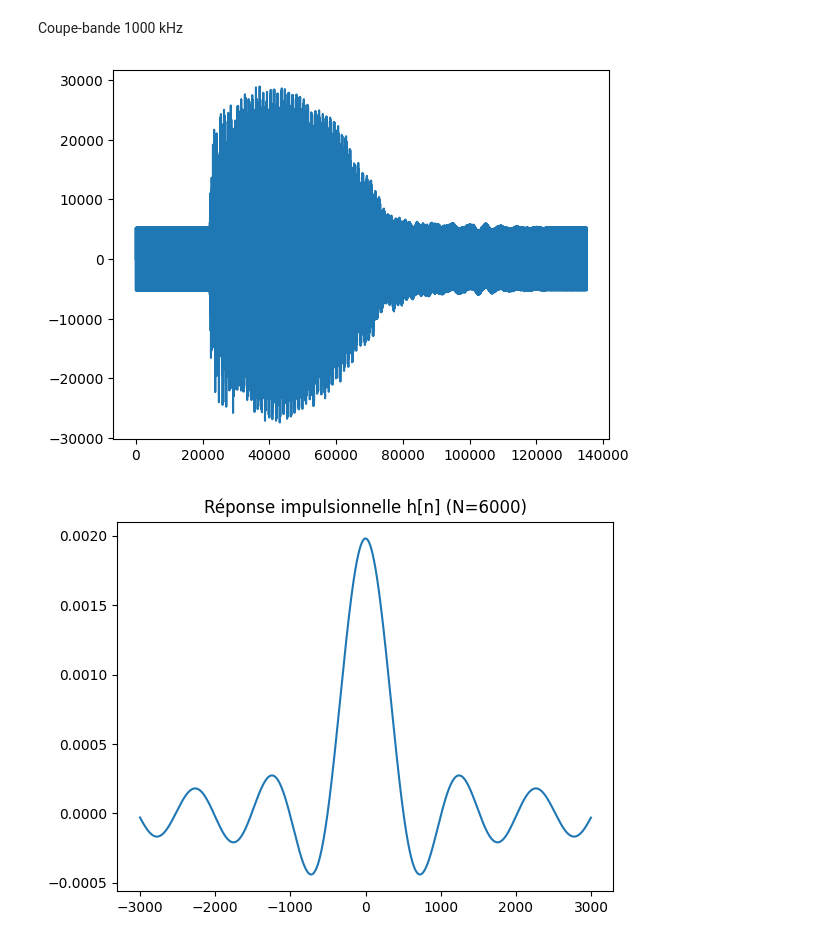
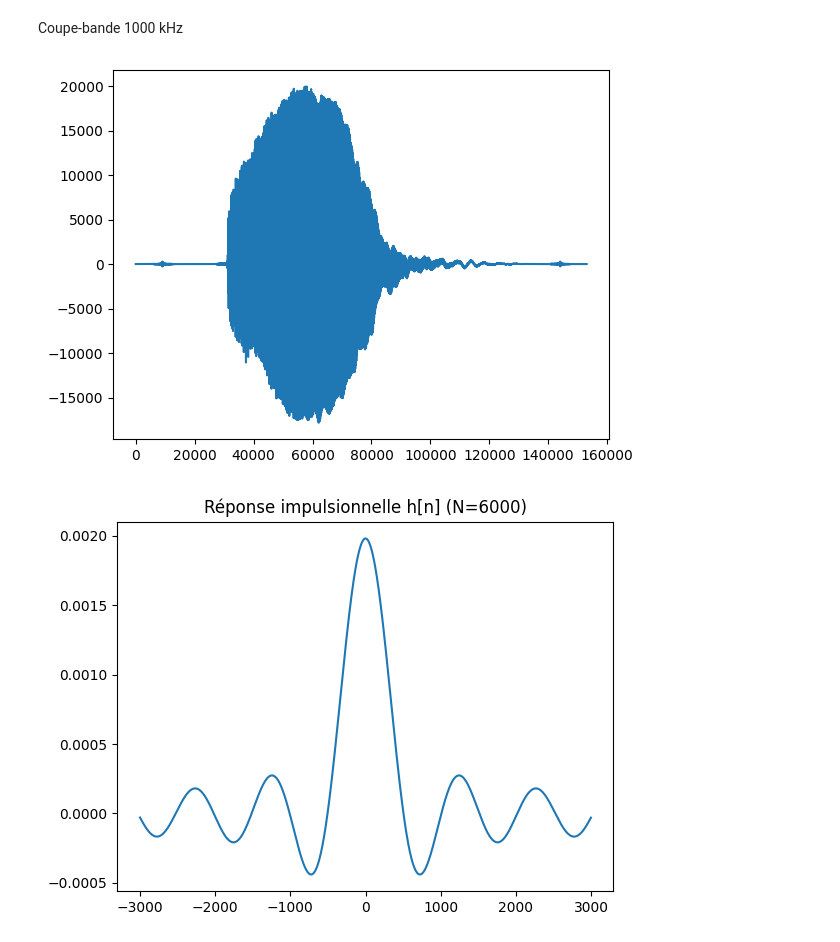
Before and after one commit to jactymilena/APP3_S5, a Jupyter notebook: problematique.ipynb, the cells around one changed output. Drawn from its saved outputs; the diff is of its cells as text; code cells hidden in the pictures.

```diff
--- a/problematique.ipynb
+++ b/problematique.ipynb
@@ -155,18 +155,19 @@ for k in notes:
 # %% [markdown]
 Coupe-bande 1000 kHz
 # %%
-samplerate, data = read_wave("sounds/note_basson_plus_sinus_1000_Hz.wav")
-plt.plot(data)
+samplerate, data = read_wave("sounds/basson-synthese.wav")
+h_lp_ham = np.hamming(len(data)) * data
+plt.plot(h_lp_ham)
 plt.show()
 
 # ***Affichage des spectres de fourier du basson (original) en dB avec l'axe des fr/quences en Hz***
 # fft_original = np.fft.fft(data)
 # original_db = 20 * np.log10(np.abs(fft_original))
 # plt.title("Spectre de Fourier original")
 # plt.plot()
 # plt.show()
 # %% [output]
-[figure, old version]
+[figure, new version]
 # %%
 N = 6000
 fc_0 = 1000
```
Also changed, not shown: parts of 1 cell of this notebook, 2 other files.
